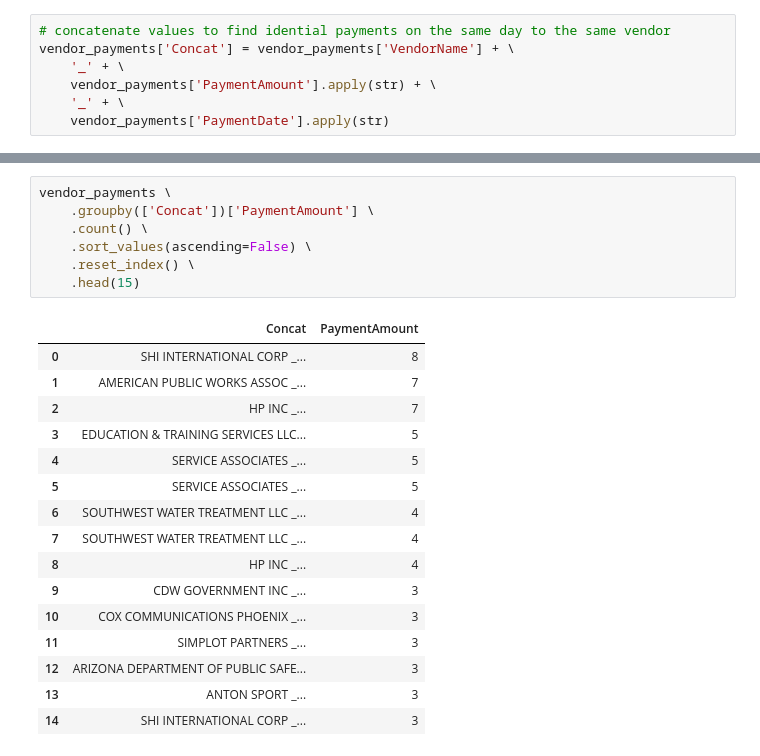
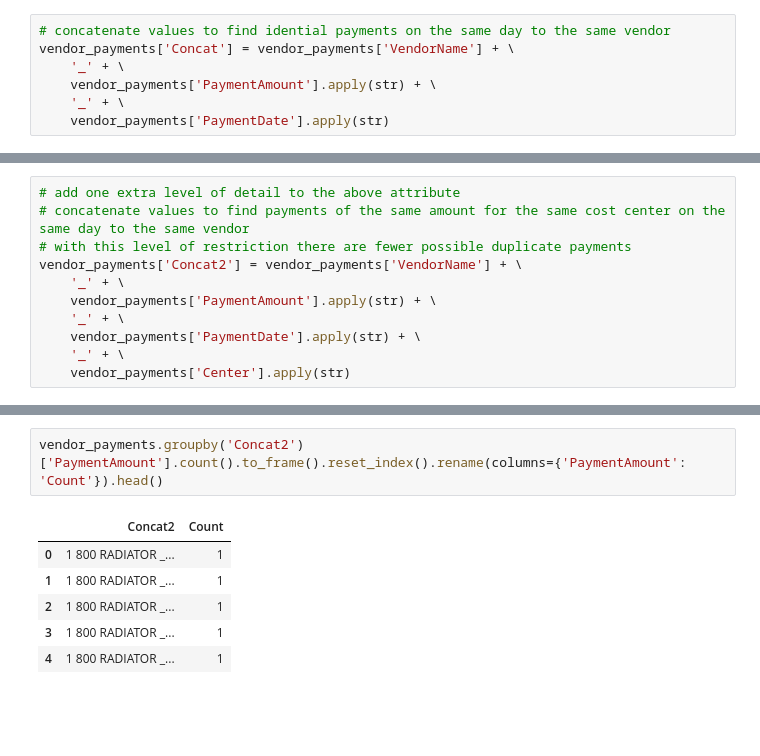
Before and after one commit to mrkjhsn/Vendor-Payments-City-of-Scottsdale, a Jupyter notebook: duplicate_payments_analysis.ipynb, the cells around one changed output, grey strips where cells are left out. Drawn from its saved outputs; the diff is of its cells as text; blank space fills up the shorter version.

```diff
--- a/duplicate_payments_analysis.ipynb
+++ b/duplicate_payments_analysis.ipynb
@@ -52,0 +147,11 @@ vendor_payments['Concat'] = vendor_payments['VendorName'] + \
+# %%
+# add one extra level of detail to the above attribute
+# concatenate values to find payments of the same amount for the same cost center on the same day to the same vendor
+# with this level of restriction there are fewer possible duplicate payments
+vendor_payments['Concat2'] = vendor_payments['VendorName'] + \
+    '_' + \
+    vendor_payments['PaymentAmount'].apply(str) + \
+    '_' + \
+    vendor_payments['PaymentDate'].apply(str) + \
+    '_' + \
+    vendor_payments['Center'].apply(str)
@@ -53,24 +194,9 @@ vendor_payments['Concat'] = vendor_payments['VendorName'] + \
 # %%
-vendor_payments \
-    .groupby(['Concat'])['PaymentAmount'] \
-    .count() \
-    .sort_values(ascending=False) \
-    .reset_index() \
-    .head(15)
+vendor_payments.groupby('Concat2')['PaymentAmount'].count().to_frame().reset_index().rename(columns={'PaymentAmount': 'Count'}).head()
 # %% [output]
-|  | Concat | PaymentAmount |
-| 0 | SHI INTERNATIONAL CORP _... | 8 |
-| 1 | AMERICAN PUBLIC WORKS ASSOC _... | 7 |
-| 2 | HP INC _... | 7 |
-| 3 | EDUCATION & TRAINING SERVICES LLC... | 5 |
-| 4 | SERVICE ASSOCIATES _... | 5 |
-| 5 | SERVICE ASSOCIATES _... | 5 |
-| 6 | SOUTHWEST WATER TREATMENT LLC _... | 4 |
-| 7 | SOUTHWEST WATER TREATMENT LLC _... | 4 |
-| 8 | HP INC _... | 4 |
-| 9 | CDW GOVERNMENT INC _... | 3 |
-| 10 | COX COMMUNICATIONS PHOENIX _... | 3 |
-| 11 | SIMPLOT PARTNERS _... | 3 |
-| 12 | ARIZONA DEPARTMENT OF PUBLIC SAFE... | 3 |
-| 13 | ANTON SPORT _... | 3 |
-| 14 | SHI INTERNATIONAL CORP _... | 3 |
+|  | Concat2 | Count |
+| 0 | 1 800 RADIATOR _... | 1 |
+| 1 | 1 800 RADIATOR _... | 1 |
+| 2 | 1 800 RADIATOR _... | 1 |
+| 3 | 1 800 RADIATOR _... | 1 |
+| 4 | 1 800 RADIATOR _... | 1 |
```
Also changed, not shown: parts of 20 cells of this notebook.
